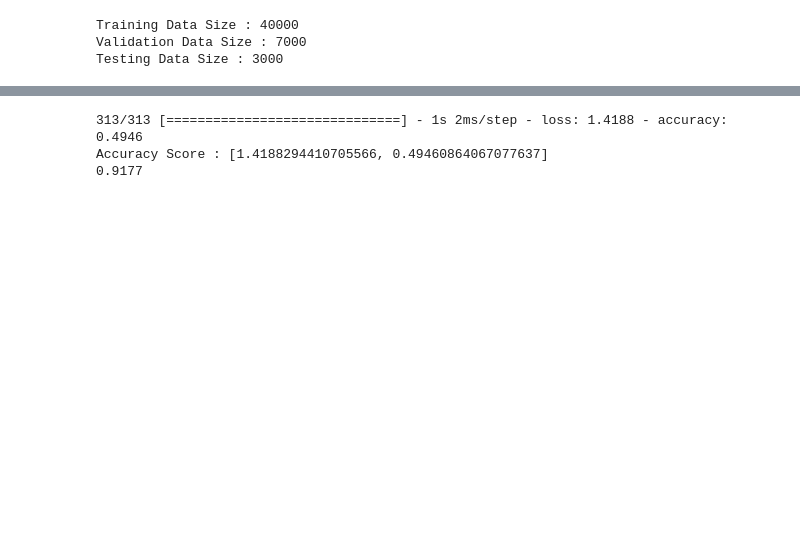
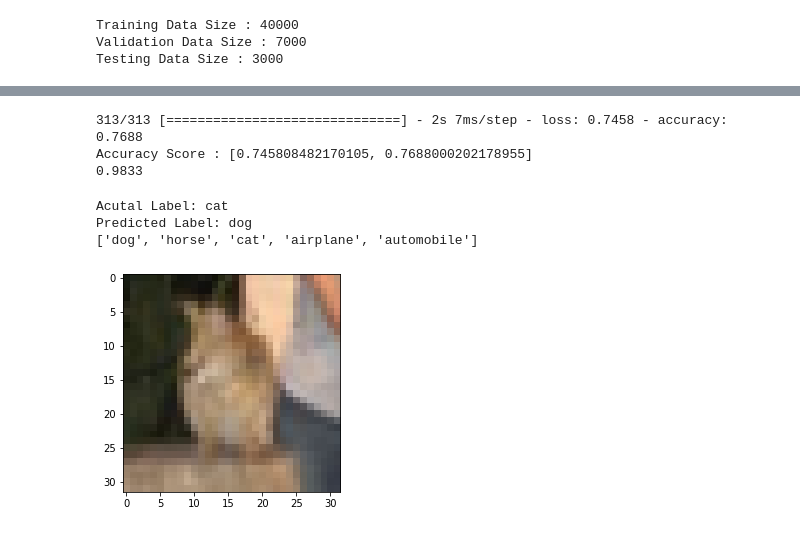
Before and after one commit to akash-agni/DeepLearning, a Jupyter notebook: CIFAR_10_Image_Classifier.ipynb, the cells around one changed output, grey strips where cells are left out. Saved outputs shown, nothing was run; the diff lists cells and outputs as text; code cells hidden in the pictures; blank space fills up the shorter version.

```diff
--- a/CIFAR_10_Image_Classifier.ipynb
+++ b/CIFAR_10_Image_Classifier.ipynb
@@ -137,5 +137,5 @@ for i in range(10):
 # %%
-train_X, test_X, train_y, test_y = train_test_split(np.reshape(data_rgb, (data_rgb.shape[0], 3072))/255, np.array(labels), test_size=0.2)
+train_X, test_X, train_y, test_y = train_test_split(data_rgb/255, np.array(labels), test_size=0.2)
 test_X, val_X, test_y, val_y = train_test_split(test_X, test_y, test_size=0.7)
 print(f"Training Data Size : {train_X.shape[0]}")
 print(f"Validation Data Size : {val_X.shape[0]}")
@@ -180,3 +227,8 @@ _________________________________________________________________
+# %%
+erly_stop = tf.keras.callbacks.EarlyStopping(
+    monitor='val_loss', min_delta=0.0001, patience=10, verbose=1,
+    mode='auto', baseline=None, restore_best_weights=True,
+)
 # %%
-model.fit(x=train_X, y=train_y, batch_size=32, epochs=10, validation_data=(val_X, val_y), workers=-1,use_multiprocessing=True)
+history = model.fit(x=train_X, y=train_y, batch_size=32, epochs=100, validation_data=(val_X, val_y), workers=-1, callbacks=erly_stop)
 # %% [output]
@@ -235,8 +283,24 @@ label_meta_mapping[test_labels[idx]]
 # %%
-proba_train_X = model.predict(np.reshape(test_data, (test_data.shape[0], 3072))/255)
-print(f'Accuracy Score : {model.evaluate(np.reshape(test_data, (test_data.shape[0], 3072))/255, np.array(test_labels))}')
+proba_train_X = model.predict(test_data/255)
+print(f'Accuracy Score : {model.evaluate(test_data/255, np.array(test_labels))}')
 print(top_5_error_rate(proba_train_X, test_labels))
 # %% [output]
-313/313 [==============================] - 1s 2ms/step - loss: 1.4188 - accuracy: 0.4946
-Accuracy Score : [1.4188294410705566, 0.49460864067077637]
-0.9177
+313/313 [==============================] - 2s 7ms/step - loss: 0.7458 - accuracy: 0.7688
+Accuracy Score : [0.745808482170105, 0.7688000202178955]
+0.9833
+# %%
+idx = np.random.randint(200)
+prediction = model.predict(np.array([test_data[idx]]))
+prediction = label_meta_mapping[np.argmax(prediction)]
+actual = label_meta_mapping[test_labels[idx]]
+print(f"Acutal Label: {actual}\nPredicted Label: {prediction}")
+row = model.predict(np.array([test_data[idx]]))[0]
+top_5 = sorted(range(len(row)), key = lambda x: row[x], reverse=True)[:5]
+top_5 = [label_meta_mapping[i] for i in top_5]
+print(top_5)
+fig = plt.imshow(test_data[idx])
+# %% [output]
+Acutal Label: cat
+Predicted Label: dog
+['dog', 'horse', 'cat', 'airplane', 'automobile']
+[figure, added]
```
Also changed, not shown: parts of 12 cells of this notebook.
